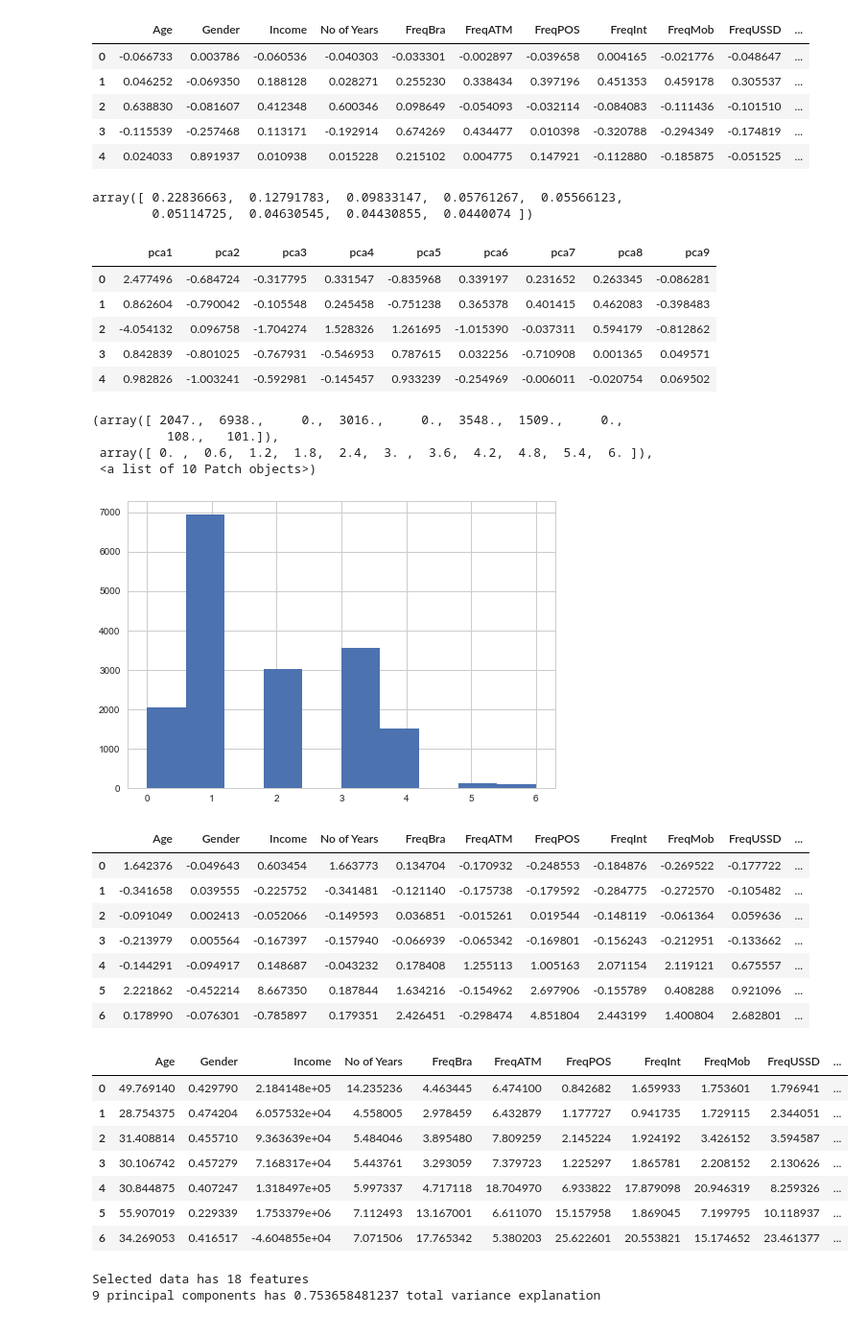
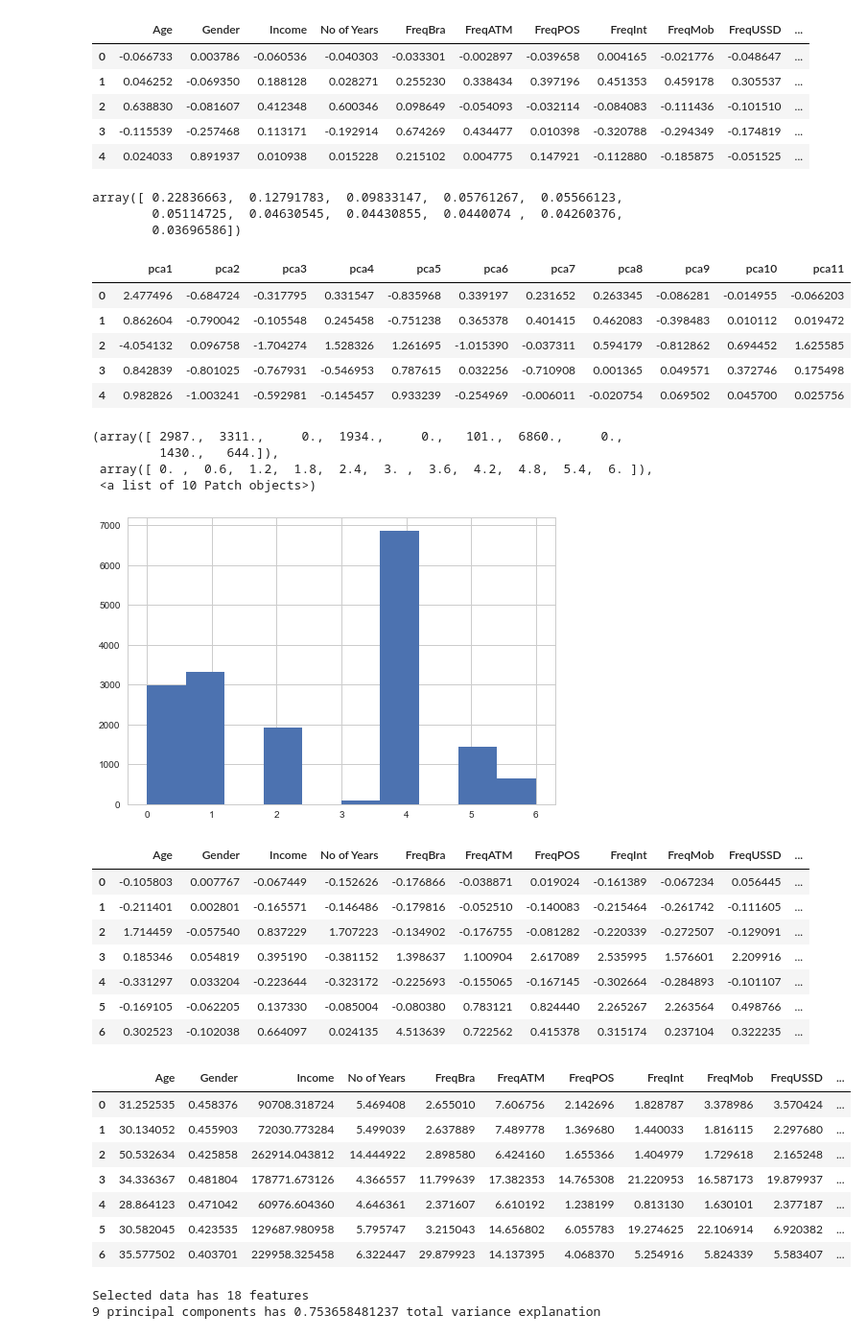
Before and after one commit to Mogbo/Customer-Clustering-Segmentation-Challenge, a Jupyter notebook: Exploration.ipynb, the cells around one changed output. Shown at 96% size. Drawn from its saved outputs; the diff is of its cells as text; code cells hidden in the pictures.

```diff
--- a/Exploration.ipynb
+++ b/Exploration.ipynb
@@ -400,7 +400,7 @@ selected_data_std = std_scaler.transform(selected_data)
 selected_data_std_df = pd.DataFrame(selected_data_std, columns = selected_data.columns)
 # %%
 from sklearn.decomposition import PCA
-pca = PCA(n_components=9)
+pca = PCA(n_components=11)
 pca.fit(selected_data_std)
 pca.components_
 X = pd.DataFrame(pca.components_, columns = selected_data.columns)
@@ -416,18 +416,19 @@ X.head()
 pca.explained_variance_ratio_
 # %% [output]
 array([ 0.22836663,  0.12791783,  0.09833147,  0.05761267,  0.05566123,
-        0.05114725,  0.04630545,  0.04430855,  0.0440074 ])
+        0.05114725,  0.04630545,  0.04430855,  0.0440074 ,  0.04260376,
+        0.03696586])
 # %%
 selected_data_std_pca = pca.transform(selected_data_std)
-selected_data_std_pca = pd.DataFrame(selected_data_std_pca, columns = ['pca1', 'pca2', 'pca3', 'pca4', 'pca5', 'pca6', 'pca7', 'pca8', 'pca9'])
+selected_data_std_pca = pd.DataFrame(selected_data_std_pca, columns = ['pca1', 'pca2', 'pca3', 'pca4', 'pca5', 'pca6', 'pca7', 'pca8', 'pca9', 'pca10', 'pca11'])
 selected_data_std_pca.head()
 # %% [output]
-|  | pca1 | pca2 | pca3 | pca4 | pca5 | pca6 | pca7 | pca8 | pca9 |
-| 0 | 2.477496 | -0.684724 | -0.317795 | 0.331547 | -0.835968 | 0.339197 | 0.231652 | 0.263345 | -0.086281 |
-| 1 | 0.862604 | -0.790042 | -0.105548 | 0.245458 | -0.751238 | 0.365378 | 0.401415 | 0.462083 | -0.398483 |
-| 2 | -4.054132 | 0.096758 | -1.704274 | 1.528326 | 1.261695 | -1.015390 | -0.037311 | 0.594179 | -0.812862 |
-| 3 | 0.842839 | -0.801025 | -0.767931 | -0.546953 | 0.787615 | 0.032256 | -0.710908 | 0.001365 | 0.049571 |
-| 4 | 0.982826 | -1.003241 | -0.592981 | -0.145457 | 0.933239 | -0.254969 | -0.006011 | -0.020754 | 0.069502 |
+|  | pca1 | pca2 | pca3 | pca4 | pca5 | pca6 | pca7 | pca8 | pca9 | pca10 | pca11 |
+| 0 | 2.477496 | -0.684724 | -0.317795 | 0.331547 | -0.835968 | 0.339197 | 0.231652 | 0.263345 | -0.086281 | -0.014955 | -0.066203 |
+| 1 | 0.862604 | -0.790042 | -0.105548 | 0.245458 | -0.751238 | 0.365378 | 0.401415 | 0.462083 | -0.398483 | 0.010112 | 0.019472 |
+| 2 | -4.054132 | 0.096758 | -1.704274 | 1.528326 | 1.261695 | -1.015390 | -0.037311 | 0.594179 | -0.812862 | 0.694452 | 1.625585 |
+| 3 | 0.842839 | -0.801025 | -0.767931 | -0.546953 | 0.787615 | 0.032256 | -0.710908 | 0.001365 | 0.049571 | 0.372746 | 0.175498 |
+| 4 | 0.982826 | -1.003241 | -0.592981 | -0.145457 | 0.933239 | -0.254969 | -0.006011 | -0.020754 | 0.069502 | 0.045700 | 0.025756 |
 # %%
 from sklearn.cluster import KMeans
 
@@ -438,11 +439,11 @@ import matplotlib.pyplot as plt
 
 plt.hist(kmeans.labels_)
 # %% [output]
-(array([ 2047.,  6938.,     0.,  3016.,     0.,  3548.,  1509.,     0.,
-          108.,   101.]),
+(array([ 2987.,  3311.,     0.,  1934.,     0.,   101.,  6860.,     0.,
+         1430.,   644.]),
  array([ 0. ,  0.6,  1.2,  1.8,  2.4,  3. ,  3.6,  4.2,  4.8,  5.4,  6. ]),
  <a list of 10 Patch objects>)
-[figure, old version]
+[figure, new version]
 # %%
 kmeans_cluster_centers_reg = pca.inverse_transform(kmeans.cluster_centers_)
 
@@ -450,25 +451,26 @@ cluster_df_std = pd.DataFrame(kmeans_cluster_centers_reg, columns=selected_data.
 cluster_df_std
 # %% [output]
 |  | Age | Gender | Income | No of Years | FreqBra | FreqATM | FreqPOS | FreqInt | FreqMob | FreqUSSD | ... |
-| 0 | 1.642376 | -0.049643 | 0.603454 | 1.663773 | 0.134704 | -0.170932 | -0.248553 | -0.184876 | -0.269522 | -0.177722 | ... |
-| 1 | -0.341658 | 0.039555 | -0.225752 | -0.341481 | -0.121140 | -0.175738 | -0.179592 | -0.284775 | -0.272570 | -0.105482 | ... |
-| 2 | -0.091049 | 0.002413 | -0.052066 | -0.149593 | 0.036851 | -0.015261 | 0.019544 | -0.148119 | -0.061364 | 0.059636 | ... |
-| 3 | -0.213979 | 0.005564 | -0.167397 | -0.157940 | -0.066939 | -0.065342 | -0.169801 | -0.156243 | -0.212951 | -0.133662 | ... |
-| 4 | -0.144291 | -0.094917 | 0.148687 | -0.043232 | 0.178408 | 1.255113 | 1.005163 | 2.071154 | 2.119121 | 0.675557 | ... |
-| 5 | 2.221862 | -0.452214 | 8.667350 | 0.187844 | 1.634216 | -0.154962 | 2.697906 | -0.155789 | 0.408288 | 0.921096 | ... |
-| 6 | 0.178990 | -0.076301 | -0.785897 | 0.179351 | 2.426451 | -0.298474 | 4.851804 | 2.443199 | 1.400804 | 2.682801 | ... |
+| 0 | -0.105803 | 0.007767 | -0.067449 | -0.152626 | -0.176866 | -0.038871 | 0.019024 | -0.161389 | -0.067234 | 0.056445 | ... |
+| 1 | -0.211401 | 0.002801 | -0.165571 | -0.146486 | -0.179816 | -0.052510 | -0.140083 | -0.215464 | -0.261742 | -0.111605 | ... |
+| 2 | 1.714459 | -0.057540 | 0.837229 | 1.707223 | -0.134902 | -0.176755 | -0.081282 | -0.220339 | -0.272507 | -0.129091 | ... |
+| 3 | 0.185346 | 0.054819 | 0.395190 | -0.381152 | 1.398637 | 1.100904 | 2.617089 | 2.535995 | 1.576601 | 2.209916 | ... |
+| 4 | -0.331297 | 0.033204 | -0.223644 | -0.323172 | -0.225693 | -0.155065 | -0.167145 | -0.302664 | -0.284893 | -0.101107 | ... |
+| 5 | -0.169105 | -0.062205 | 0.137330 | -0.085004 | -0.080380 | 0.783121 | 0.824440 | 2.265267 | 2.263564 | 0.498766 | ... |
+| 6 | 0.302523 | -0.102038 | 0.664097 | 0.024135 | 4.513639 | 0.722562 | 0.415378 | 0.315174 | 0.237104 | 0.322235 | ... |
 # %%
 cluster_df = pd.DataFrame(std_scaler.inverse_transform(kmeans_cluster_centers_reg), columns=selected_data.columns)
+cluster_df.to_csv('11 PCA before clustering.csv')
 cluster_df
 # %% [output]
 |  | Age | Gender | Income | No of Years | FreqBra | FreqATM | FreqPOS | FreqInt | FreqMob | FreqUSSD | ... |
-| 0 | 49.769140 | 0.429790 | 2.184148e+05 | 14.235236 | 4.463445 | 6.474100 | 0.842682 | 1.659933 | 1.753601 | 1.796941 | ... |
-| 1 | 28.754375 | 0.474204 | 6.057532e+04 | 4.558005 | 2.978459 | 6.432879 | 1.177727 | 0.941735 | 1.729115 | 2.344051 | ... |
-| 2 | 31.408814 | 0.455710 | 9.363639e+04 | 5.484046 | 3.895480 | 7.809259 | 2.145224 | 1.924192 | 3.426152 | 3.594587 | ... |
-| 3 | 30.106742 | 0.457279 | 7.168317e+04 | 5.443761 | 3.293059 | 7.379723 | 1.225297 | 1.865781 | 2.208152 | 2.130626 | ... |
-| 4 | 30.844875 | 0.407247 | 1.318497e+05 | 5.997337 | 4.717118 | 18.704970 | 6.933822 | 17.879098 | 20.946319 | 8.259326 | ... |
-| 5 | 55.907019 | 0.229339 | 1.753379e+06 | 7.112493 | 13.167001 | 6.611070 | 15.157958 | 1.869045 | 7.199795 | 10.118937 | ... |
-| 6 | 34.269053 | 0.416517 | -4.604855e+04 | 7.071506 | 17.765342 | 5.380203 | 25.622601 | 20.553821 | 15.174652 | 23.461377 | ... |
+| 0 | 31.252535 | 0.458376 | 90708.318724 | 5.469408 | 2.655010 | 7.606756 | 2.142696 | 1.828787 | 3.378986 | 3.570424 | ... |
+| 1 | 30.134052 | 0.455903 | 72030.773284 | 5.499039 | 2.637889 | 7.489778 | 1.369680 | 1.440033 | 1.816115 | 2.297680 | ... |
+| 2 | 50.532634 | 0.425858 | 262914.043812 | 14.444922 | 2.898580 | 6.424160 | 1.655366 | 1.404979 | 1.729618 | 2.165248 | ... |
+| 3 | 34.336367 | 0.481804 | 178771.673126 | 4.366557 | 11.799639 | 17.382353 | 14.765308 | 21.220953 | 16.587173 | 19.879937 | ... |
+| 4 | 28.864123 | 0.471042 | 60976.604360 | 4.646361 | 2.371607 | 6.610192 | 1.238199 | 0.813130 | 1.630101 | 2.377187 | ... |
+| 5 | 30.582045 | 0.423535 | 129687.980958 | 5.795747 | 3.215043 | 14.656802 | 6.055783 | 19.274625 | 22.106914 | 6.920382 | ... |
+| 6 | 35.577502 | 0.403701 | 229958.325458 | 6.322447 | 29.879923 | 14.137395 | 4.068370 | 5.254916 | 5.824339 | 5.583407 | ... |
 # %%
 print('Selected data has', len(selected_data.columns), 'features')
 print('9 principal components has', np.sum(pca.explained_variance_ratio_[:9]), 'total variance explanation')
```
Also changed, not shown: parts of 4 cells of this notebook.
